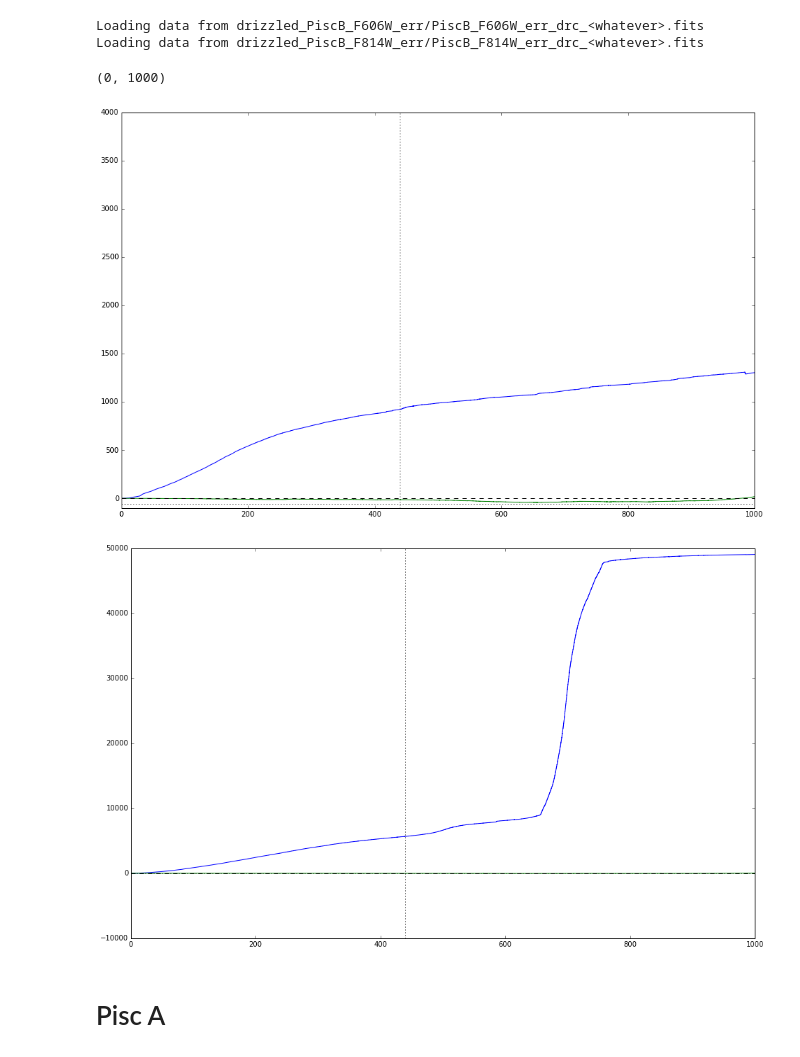
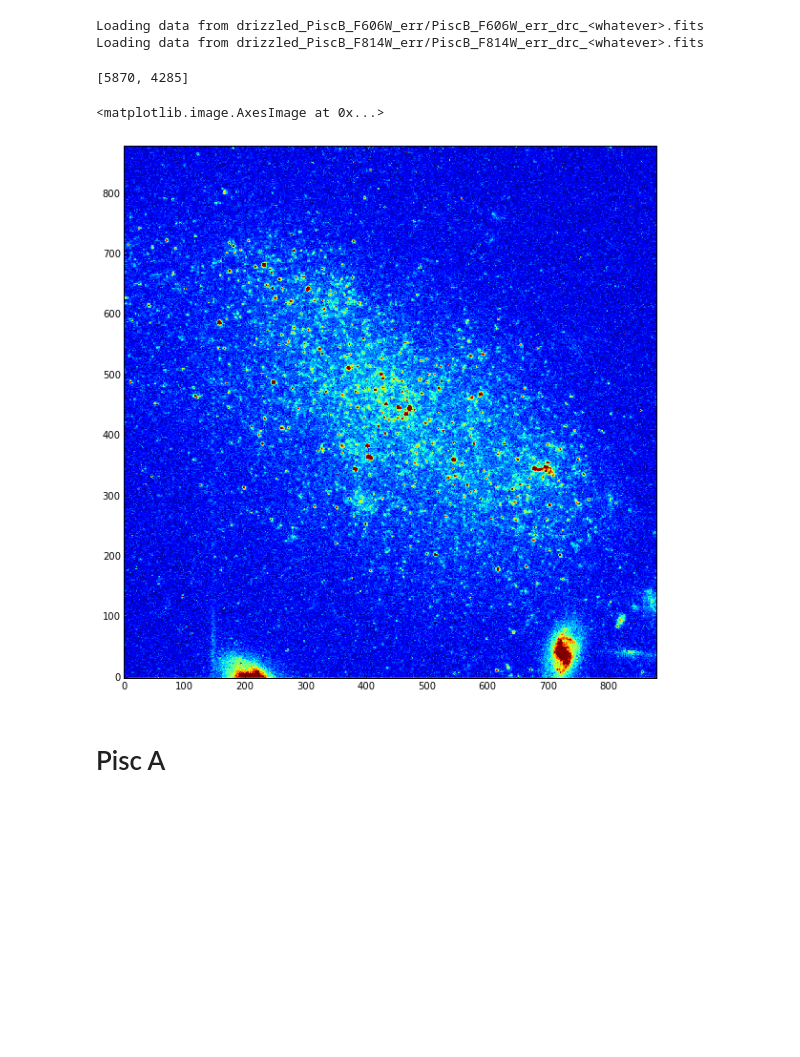
Before and after one commit to eteq/piscdwarfs_hst, a Jupyter notebook: Structural Parameters.ipynb, the cells around one changed output. Cells and saved outputs as stored; diff of their text form; code cells hidden in the pictures; blank space fills up the shorter version.

```diff
--- a/Structural Parameters.ipynb
+++ b/Structural Parameters.ipynb
@@ -106,9 +168,11 @@ Loading data from drizzled_PiscB_F814W_err/PiscB_F814W_err_drc_<whatever>.fits
 # %%
 ds9obj = view_in_ds9([f606w_b_sci, f606w_b_wht],frames=1)
 # %%
-slc = (slice(5070, 7000),
+slc = (slice(5070, 6670),
        slice(3535, 5060))
-center = [800, 750] #in *sliced* units
+centerslc = [800, 750] #in *sliced* units
+center = [centerslc[0] + slc[0].start, centerslc[1] + slc[1].start]
+print(center)
 
 sci606slc = f606w_b_sci.data[slc]
 ivar606slc = f606w_b_wht.data[slc]
@@ -122,42 +186,7 @@ sci606compslc = f606w_b_sci.data[compslc]
 ivar606compslc = f606w_b_wht.data[compslc]
 sci814compslc = f814w_b_sci.data[compslc]
 ivar814compslc = f814w_b_wht.data[compslc]
+# %% [output]
+[5870, 4285]
 # %%
 ds9obj = view_in_ds9([sci606slc, ivar606slc, sci606compslc, ivar606compslc], frames=3)
-# %%
-def order_by_px(val, onlyuppery=True):
-    yg, xg = np.meshgrid(np.arange(sci606slc.shape[1]), np.arange(sci606slc.shape[0]))
-    dpx = np.hypot(xg - center[0], yg - center[1])
-    sorti = np.argsort(dpx.ravel())
-    valout = val.ravel()[sorti]
-    if onlyuppery:
-        msk = (xg.ravel()[sorti]-center[0]>0)&(yg.ravel()[sorti]-center[1]>0)
-    else:
-        msk = slice(None)
-    return dpx.ravel()[sorti][msk], valout[msk]
-
-plt.figure()
-x, y = order_by_px(sci606slc)
-plt.plot(x, np.cumsum(y))
-x, y = order_by_px(sci606compslc)
-plt.plot(x, np.cumsum(y))
-plt.axvline(440, color='k',ls=':')
-plt.axhline(0, color='k',ls='--')
-plt.axhline(-60, color='k',ls=':')
-plt.xlim(0,1000)
-plt.ylim(-100,4000)
-
-plt.figure()
-x, y = order_by_px(sci606slc, False)
-plt.plot(x, np.cumsum(y))
-x, y = order_by_px(sci606compslc)
-plt.plot(x, np.cumsum(y))
-plt.axvline(440, color='k',ls=':')
-plt.axhline(0, color='k',ls='--')
-plt.axhline(-60, color='k',ls=':')
-plt.xlim(0,1000)
-#plt.ylim(-100,8000)
-# %% [output]
-(0, 1000)
-[figure, removed]
-[figure, removed]
@@ -166,3 +222,13 @@ draw_point_and_aperture(center[::-1], 440)
+# %%
+f606w_b_xg, f606w_b_yg = np.meshgrid(np.arange(f606w_b_sci.shape[0]), np.arange(f606w_b_sci.shape[1]))
+msk = (slice(center[0]-440, center[0]+440), slice(center[1]-440, center[1]+440))
+
+
+
+plt.imshow(f606w_b_sci.data[msk],vmin=-.01,vmax=.1)
+# %% [output]
+<matplotlib.image.AxesImage at 0x...>
+[figure, added]
 # %% [markdown]
 # Pisc A
 # %%
```
Also changed, not shown: parts of 21 cells of this notebook.
